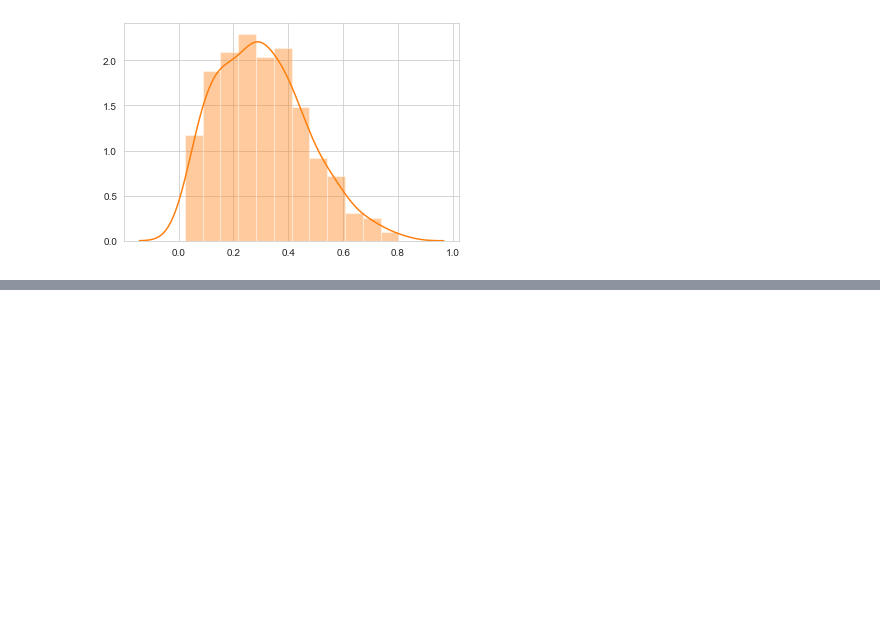
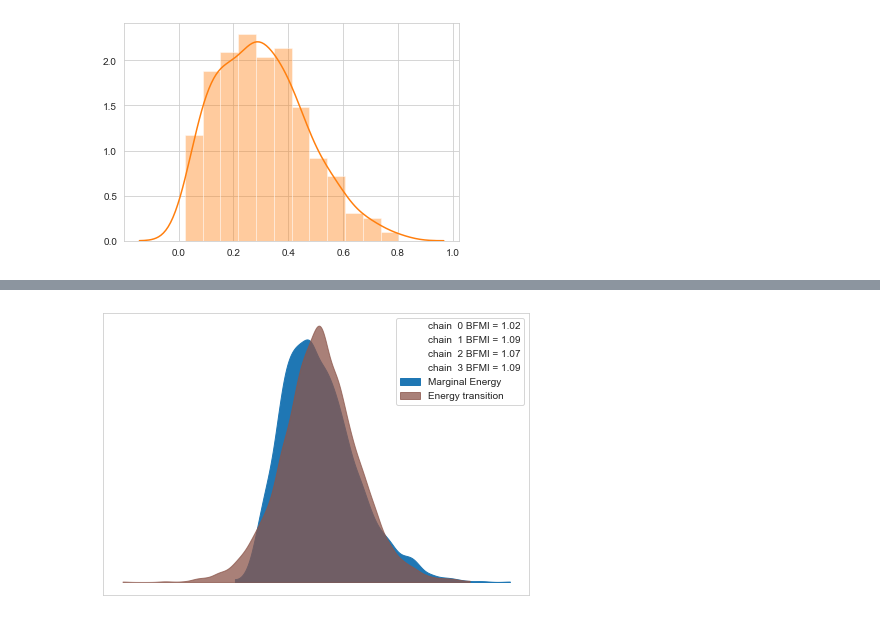
Before and after one commit to iammelvink/Heart-Disease-Project-AML, a Jupyter notebook: Heart_Disease_Project_Notebook.ipynb, the cells around one changed output, grey strips where cells are left out. Saved outputs shown, nothing was run; the diff lists cells and outputs as text; code cells hidden in the pictures; blank space fills up the shorter version.

```diff
--- a/Heart_Disease_Project_Notebook.ipynb
+++ b/Heart_Disease_Project_Notebook.ipynb
@@ -1055 +1126,5 @@ sns.distplot(np.random.beta(a=2, b=4.5, size=302));
+# %%
+pm.energyplot(trace);
+# %% [output]
+[figure, added]
 # %%
```
Also changed, not shown: parts of 18 cells of this notebook.
